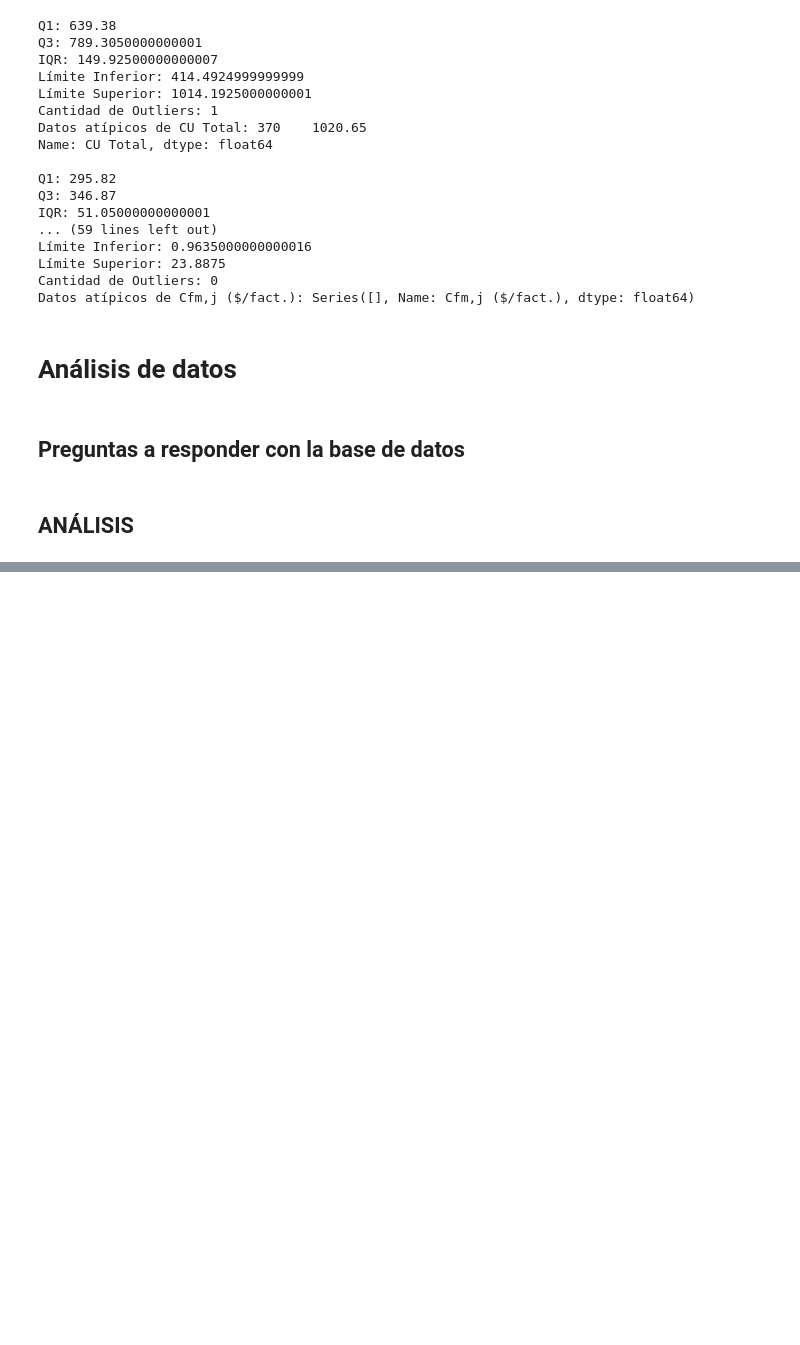
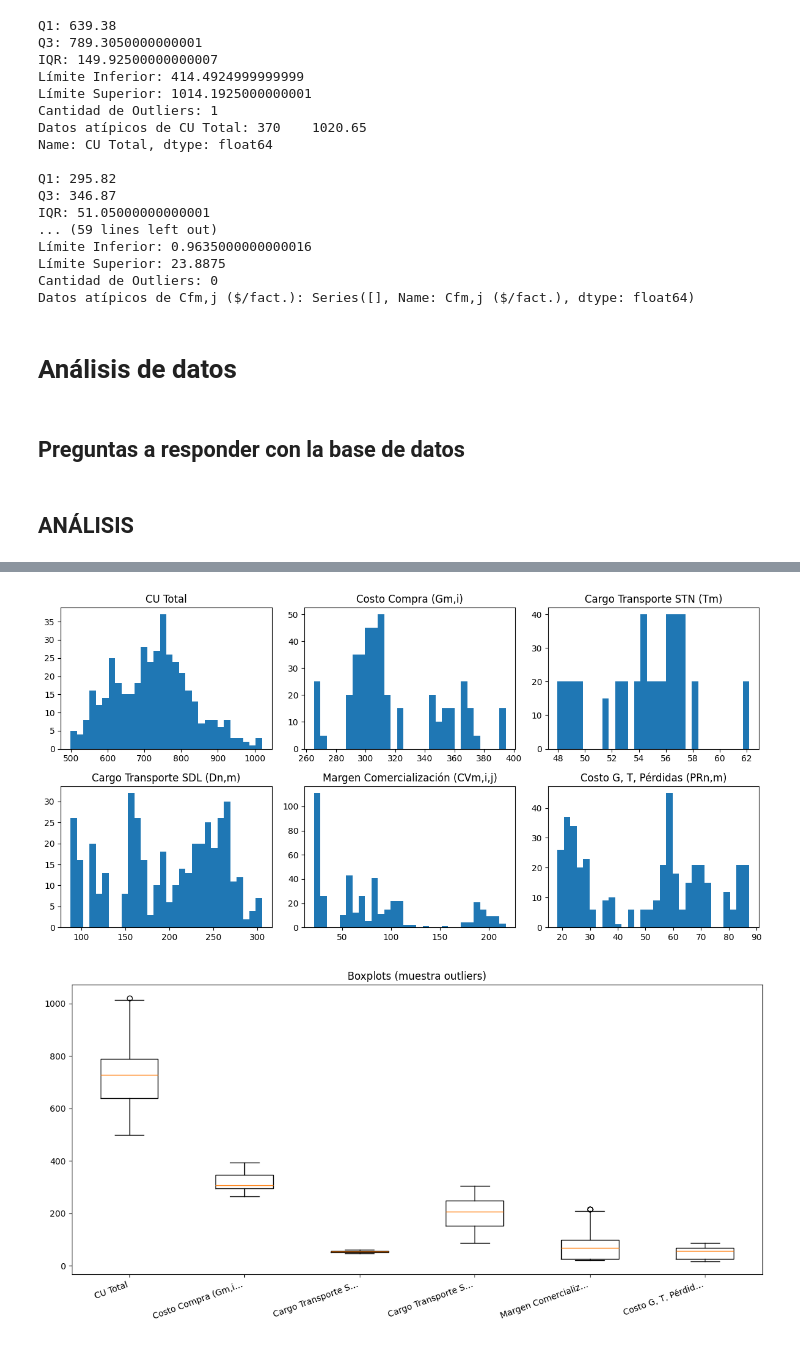
Before and after one commit to estebanvsq/Proyecto_AnalisisDeDatos, a Jupyter notebook: Proyecto/Proyecto_Análisis_Datos.ipynb, the cells around one changed output, grey strips where cells are left out. Cells and saved outputs as stored; diff of their text form; code cells hidden in the pictures; blank space fills up the shorter version.

```diff
--- a/Proyecto/Proyecto_Análisis_Datos.ipynb
+++ b/Proyecto/Proyecto_Análisis_Datos.ipynb
@@ -357,0 +422,27 @@ Datos atípicos de Cfm,j ($/fact.): Series([], Name: Cfm,j ($/fact.), dtype: flo
+# %%
+# 1) Descriptivos (Documento 14): tendencia central, dispersión, forma
+desc = df[KEY_COLS].describe(percentiles=[.01,.05,.10,.25,.5,.75,.9,.95,.99]).T
+desc['missing'] = df[KEY_COLS].isna().sum()
+desc['skew'] = df[KEY_COLS].skew(numeric_only=True)
+desc['kurtosis'] = df[KEY_COLS].kurt(numeric_only=True)
+desc = desc.round(4)
+
+display(desc.sort_values('std', ascending=False))
+
+# 2) Distribuciones rápidas (hist + box)
+plt.figure(figsize=(12, 6))
+for i, c in enumerate(KEY_COLS[:6], start=1):
+    ax = plt.subplot(2, 3, i)
+    x = df[c].dropna()
+    ax.hist(x, bins=30)
+    ax.set_title(c)
+plt.tight_layout()
+plt.show()
+
+plt.figure(figsize=(12, 6))
+plt.boxplot([df[c].dropna() for c in KEY_COLS[:6]], tick_labels=[c[:18] + ('…' if len(c)>18 else '') for c in KEY_COLS[:6]], showfliers=True)
+plt.xticks(rotation=20, ha='right')
+plt.title('Boxplots (muestra outliers)')
+plt.tight_layout()
+plt.show()
+# %% [output]
@@ -357,0 +459,2 @@ Datos atípicos de Cfm,j ($/fact.): Series([], Name: Cfm,j ($/fact.), dtype: flo
+[figure, added]
+[figure, added]
```
Also changed, not shown: parts of 3 cells of this notebook.
